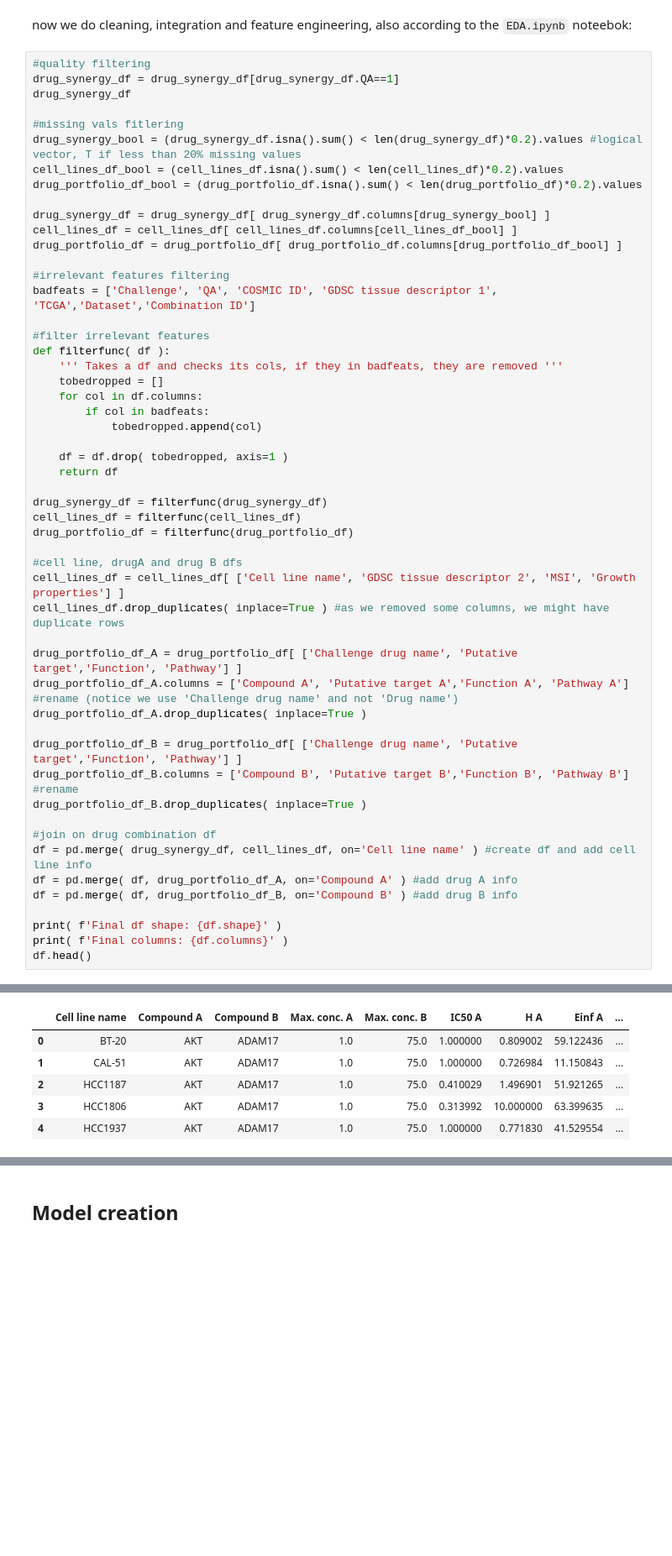
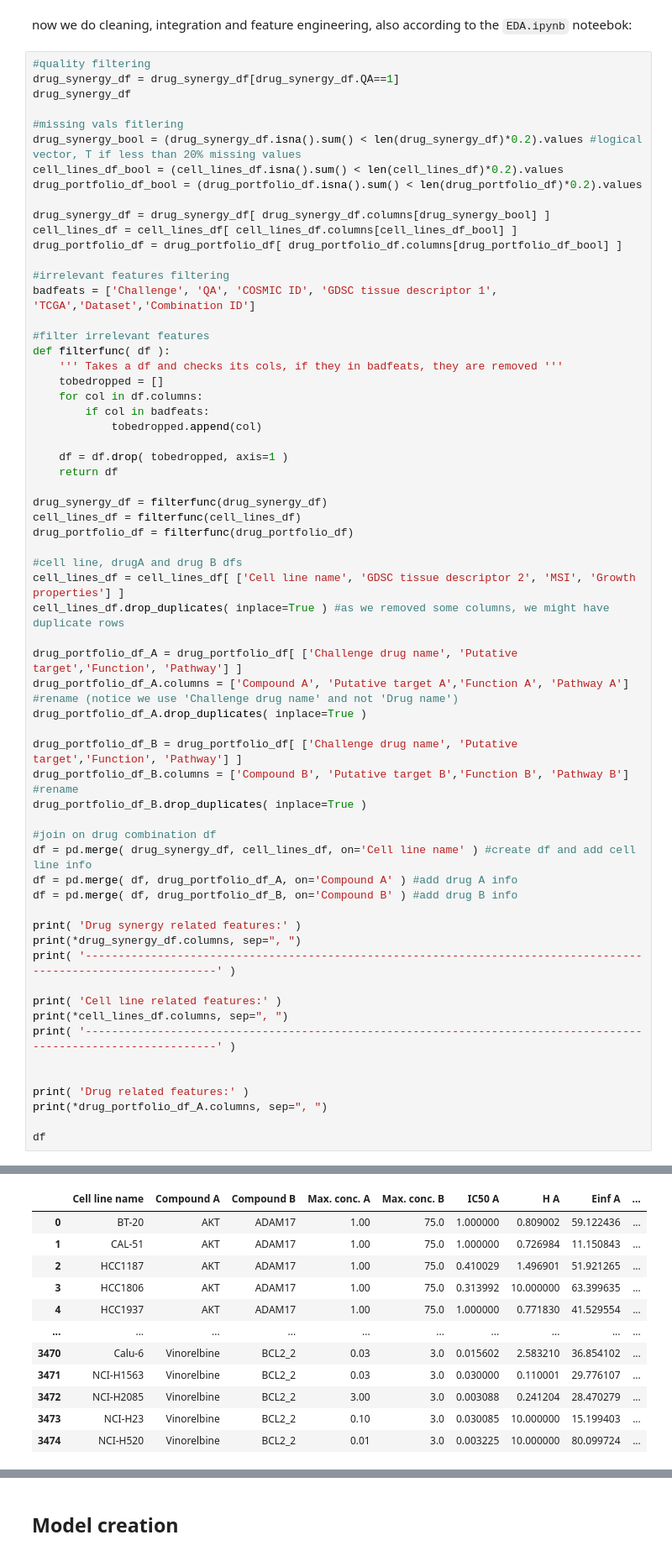
Before and after one commit to jorguz07/biomlproject, a Jupyter notebook: notebook/Model Training.ipynb, the cells around one changed output, grey strips where cells are left out. Shown at 84% size. Drawn from its saved outputs; the diff is of its cells as text; blank space fills up the shorter version.

```diff
--- a/notebook/Model Training.ipynb
+++ b/notebook/Model Training.ipynb
@@ -106,7 +97,17 @@ df = pd.merge( drug_synergy_df, cell_lines_df, on='Cell line name' ) #create df
 df = pd.merge( df, drug_portfolio_df_A, on='Compound A' ) #add drug A info
 df = pd.merge( df, drug_portfolio_df_B, on='Compound B' ) #add drug B info
 
-print( f'Final df shape: {df.shape}' )
-print( f'Final columns: {df.columns}' )
-df.head()
+print( 'Drug synergy related features:' )
+print(*drug_synergy_df.columns, sep=", ")
+print( '-----------------------------------------------------------------------------------------------------------------' )
+
+print( 'Cell line related features:' )
+print(*cell_lines_df.columns, sep=", ")
+print( '-----------------------------------------------------------------------------------------------------------------' )
+
+
+print( 'Drug related features:' )
+print(*drug_portfolio_df_A.columns, sep=", ")
+
+df
 # %% [output]
@@ -120,6 +122,12 @@ Final columns: Index(['Cell line name', 'Compound A', 'Compound B', 'Max. conc.
 |  | Cell line name | Compound A | Compound B | Max. conc. A | Max. conc. B | IC50 A | H A | Einf A | ... |
-| 0 | BT-20 | AKT | ADAM17 | 1.0 | 75.0 | 1.000000 | 0.809002 | 59.122436 | ... |
-| 1 | CAL-51 | AKT | ADAM17 | 1.0 | 75.0 | 1.000000 | 0.726984 | 11.150843 | ... |
-| 2 | HCC1187 | AKT | ADAM17 | 1.0 | 75.0 | 0.410029 | 1.496901 | 51.921265 | ... |
-| 3 | HCC1806 | AKT | ADAM17 | 1.0 | 75.0 | 0.313992 | 10.000000 | 63.399635 | ... |
-| 4 | HCC1937 | AKT | ADAM17 | 1.0 | 75.0 | 1.000000 | 0.771830 | 41.529554 | ... |
+| 0 | BT-20 | AKT | ADAM17 | 1.00 | 75.0 | 1.000000 | 0.809002 | 59.122436 | ... |
+| 1 | CAL-51 | AKT | ADAM17 | 1.00 | 75.0 | 1.000000 | 0.726984 | 11.150843 | ... |
+| 2 | HCC1187 | AKT | ADAM17 | 1.00 | 75.0 | 0.410029 | 1.496901 | 51.921265 | ... |
+| 3 | HCC1806 | AKT | ADAM17 | 1.00 | 75.0 | 0.313992 | 10.000000 | 63.399635 | ... |
+| 4 | HCC1937 | AKT | ADAM17 | 1.00 | 75.0 | 1.000000 | 0.771830 | 41.529554 | ... |
+| ... | ... | ... | ... | ... | ... | ... | ... | ... | ... |
+| 3470 | Calu-6 | Vinorelbine | BCL2_2 | 0.03 | 3.0 | 0.015602 | 2.583210 | 36.854102 | ... |
+| 3471 | NCI-H1563 | Vinorelbine | BCL2_2 | 0.03 | 3.0 | 0.030000 | 0.110001 | 29.776107 | ... |
+| 3472 | NCI-H2085 | Vinorelbine | BCL2_2 | 3.00 | 3.0 | 0.003088 | 0.241204 | 28.470279 | ... |
+| 3473 | NCI-H23 | Vinorelbine | BCL2_2 | 0.10 | 3.0 | 0.030085 | 10.000000 | 15.199403 | ... |
+| 3474 | NCI-H520 | Vinorelbine | BCL2_2 | 0.01 | 3.0 | 0.003225 | 10.000000 | 80.099724 | ... |
```
Also changed, not shown: parts of 12 cells of this notebook.
